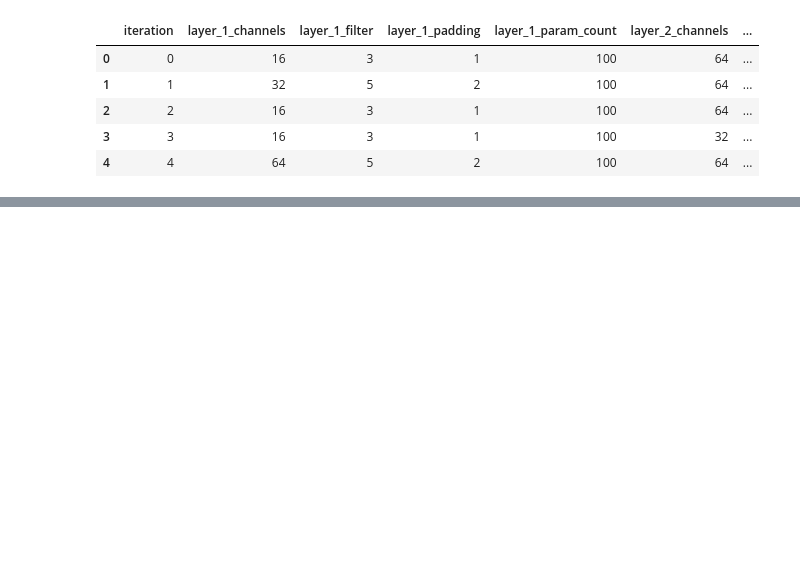
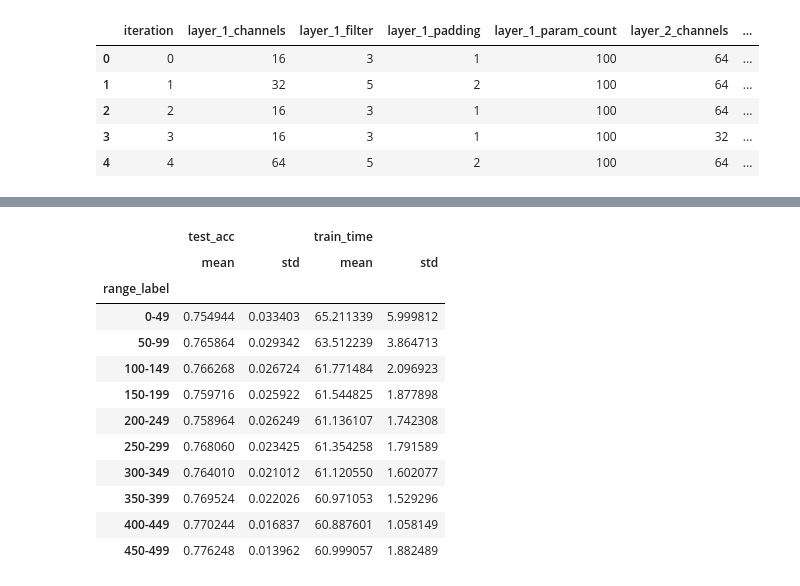
Before and after one commit to rahul0299/neural-arch-search-cs5242, a Jupyter notebook: analysis.ipynb, the cells around one changed output, grey strips where cells are left out. Drawn from its saved outputs; the diff is of its cells as text; code cells hidden in the pictures; blank space fills up the shorter version.

```diff
--- a/analysis.ipynb
+++ b/analysis.ipynb
@@ -94,0 +151,49 @@ plot_token_distribution(df, include_layer1=False, use_sns=True)
+# %%
+def compute_grouped_stats(df, step=50, metrics=None, stats=None):
+    """
+    Compute custom grouped statistics over row-index based brackets with labeled index ranges.
+
+    Args:
+        df (pd.DataFrame): DataFrame with metric columns.
+        step (int): Grouping interval size, e.g., 50.
+        metrics (list or None): Metric columns to compute. If None, use all columns.
+        stats (list or None): Statistics to compute. Options: 'mean', 'std', 'min', 'max', '50%', etc.
+                              If None, compute all available.
+
+    Returns:
+        pd.DataFrame: Grouped statistics indexed by range labels like '0-49', '50-99', etc.
+    """
+    if metrics is None:
+        metrics = df.columns.tolist()
+    if stats is None:
+        stats = ['mean', 'std', 'min', '25%', '50%', '75%', 'max']
+
+    df = df.copy()
+    df["row_index"] = df.index
+    df["range_label"] = df["row_index"].apply(lambda x: f"{(x // step) * step}-{(x // step + 1) * step - 1}")
+
+    grouped = df.groupby("range_label", sort=False)[metrics].describe()
+
+    if isinstance(grouped.columns, pd.MultiIndex):
+        grouped = grouped.loc[:, grouped.columns.get_level_values(1).isin(stats)]
+
+    return grouped
+
+
+# Example usage
+grouped_result = compute_grouped_stats(df, step=50, metrics=["test_acc", "train_time"], stats=["mean", "std"])
+grouped_result
+# %% [output]
+|  | test_acc |  | train_time |  |
+|  | mean | std | mean | std |
+| range_label |  |  |  |  |
+| 0-49 | 0.754944 | 0.033403 | 65.211339 | 5.999812 |
+| 50-99 | 0.765864 | 0.029342 | 63.512239 | 3.864713 |
+| 100-149 | 0.766268 | 0.026724 | 61.771484 | 2.096923 |
+| 150-199 | 0.759716 | 0.025922 | 61.544825 | 1.877898 |
+| 200-249 | 0.758964 | 0.026249 | 61.136107 | 1.742308 |
+| 250-299 | 0.768060 | 0.023425 | 61.354258 | 1.791589 |
+| 300-349 | 0.764010 | 0.021012 | 61.120550 | 1.602077 |
+| 350-399 | 0.769524 | 0.022026 | 60.971053 | 1.529296 |
+| 400-449 | 0.770244 | 0.016837 | 60.887601 | 1.058149 |
+| 450-499 | 0.776248 | 0.013962 | 60.999057 | 1.882489 |
```
Also changed, not shown: parts of 6 cells of this notebook, 8 other files.
